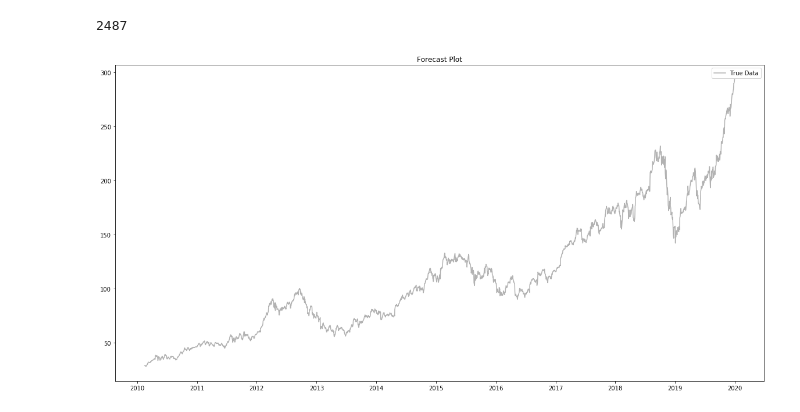
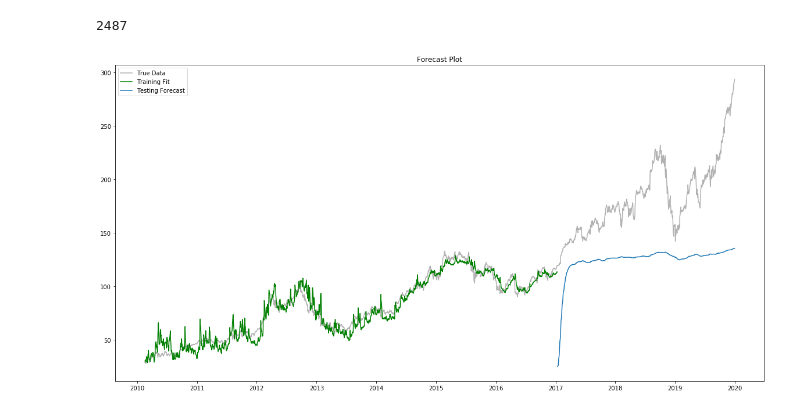
Before and after one commit to sfwtopoulos/stocks, a Jupyter notebook: Stocks_seq_1st.ipynb, the cells around one changed output. Drawn from its saved outputs; the diff is of its cells as text; code cells hidden in the pictures.

```diff
--- a/Stocks_seq_1st.ipynb
+++ b/Stocks_seq_1st.ipynb
@@ -122,7 +122,7 @@ Company            object
 dtype: object
 # %%
 #dfstocks[dfstocks['Company'].str.contains("AMZN")]
-sub_split=dfstocks[dfstocks['Company'].str.contains("AAPL")]
+sub_split=dfstocks[dfstocks['Company'].str.contains("AIG")]
 sub_split.isnull().values.any()
 sub_split.isna().values.any()
 sub_split = sub_split.sort_values(['Date'])
@@ -215,14 +251,13 @@ sub_split=sub_split[['Volume', 'Close']]
 # %%
 # split train and test datasets
-train,test,scaler = get_seq_train_test(sub_split,
-#                                  scaling=True,
-                                   train_size=TRAIN_PERCENT)
+train,test,scaler_Volume,scaler_Close = get_seq_train_test(sub_split,train_size=TRAIN_PERCENT)
 
 #train
 print(len(train))
 print(train.shape[0])
 print(train.shape)
 print(test.shape)
+print(train)
 # %% [output]
 1740
 1740
@@ -343,0 +418,3 @@ MinMaxScaler(copy=True, feature_range=(0, 1))
+# %%
+testPredict=np.delete(testPredict, 0, 2)
+trainPredict=np.delete(trainPredict, 0, 2)
@@ -357,10 +448,11 @@ MinMaxScaler(copy=True, feature_range=(0, 1))
 # trainPredict = scaler.inverse_transform(trainPredict.reshape(trainPredict.shape[1]))
 # testPredict = scaler.inverse_transform(testPredict.reshape(testPredict.shape[1]))
 
-trainPredict = scaler.inverse_transform(trainPredict.\
-                                        reshape(-1,2))
-testPredict = scaler.inverse_transform(testPredict.\
-                                       reshape(-1,2))
+trainPredict = scaler_Close.inverse_transform(trainPredict.\
+                                        reshape(-1,1))
+testPredict = scaler_Close.inverse_transform(testPredict.\
+                                       reshape(-1,1))
+
 
 # # inverse transformation
 # trainPredict = scaler.inverse_transform(trainPredict.\
@@ -389,23 +481,26 @@ sub_split_date.shape[0]
 # %%
 # plot the true and forecasted values
 train_size = len(trainPredict)+1
 #sub_split.Date.dt.year
 # plt.plot(sub_split.index,
 #           sub_split.Close.values,c='black',
 #           alpha=0.3,label='True Data')
 plt.plot(sub_split_date.Date,
           sub_split.Close.values,c='black',
           alpha=0.3,label='True Data')
-# # multipl x2
-# plt.plot(sub_split_date.Date[1:train_size],
-#           trainPredict,label='Training Fit',c='g')
-# #mulitple x3
-# plt.plot(sub_split_date.Date[train_size+1:],
-#           testPredict[:test_x.shape[1]],label='Testing Forecast')
+# # multipl /500000
+# trainPredict = scaler_Volume.inverse_transform(trainPredict.\
+#                                         reshape(-1,2))
+
+plt.plot(sub_split_date.Date[1:train_size],
+          trainPredict,label='Training Fit',c='g')
+# #mulitple /100000
+plt.plot(sub_split_date.Date[train_size+1:],
+          testPredict[:test_x.shape[1]],label='Testing Forecast')
 plt.title('Forecast Plot')
 plt.legend()
 plt.show()
 plt.rcParams["figure.figsize"] = (20,10)
 plt.show()
 # %% [output]
-[figure, old version]
+[figure, new version]
```
Also changed, not shown: parts of 14 cells of this notebook.
